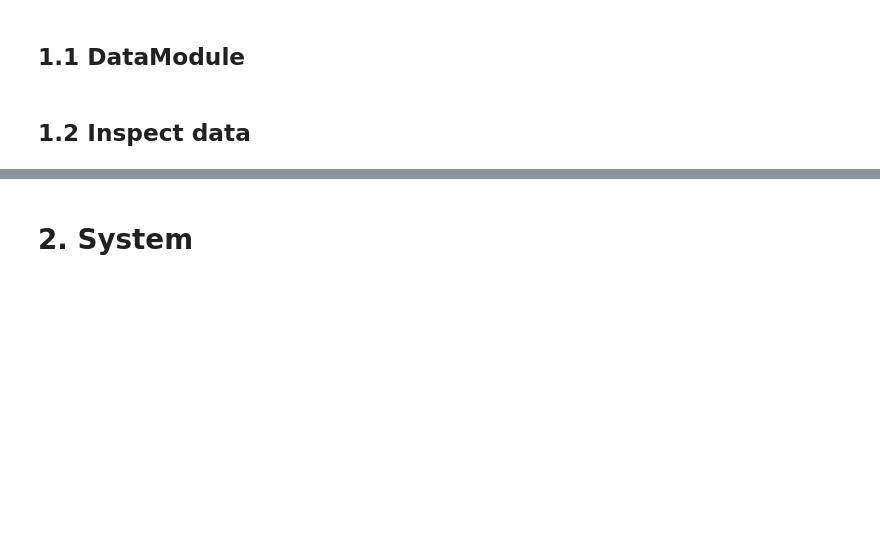
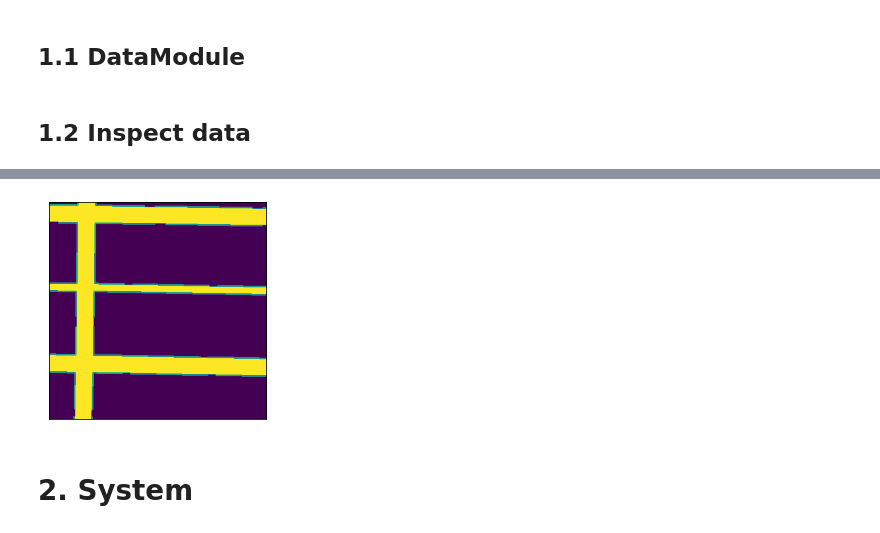
Before and after one commit to ehratjon/cil_2021, a Jupyter notebook: lightning.ipynb, the cells around one changed output, grey strips where cells are left out. Saved outputs shown, nothing was run; the diff lists cells and outputs as text; code cells hidden in the pictures; blank space fills up the shorter version.

```diff
--- a/lightning.ipynb
+++ b/lightning.ipynb
@@ -181,3 +187,7 @@ def show_image(imgs):
+# %%
+show_image(y[2])
+# %% [output]
+[figure, added]
 # %%
 seg_images = [draw_segmentation_masks(train_pair[0], train_pair[1].bool()) for train_pair in road_data.train_zip]
 # %%
```
Also changed, not shown: parts of 24 cells of this notebook.
